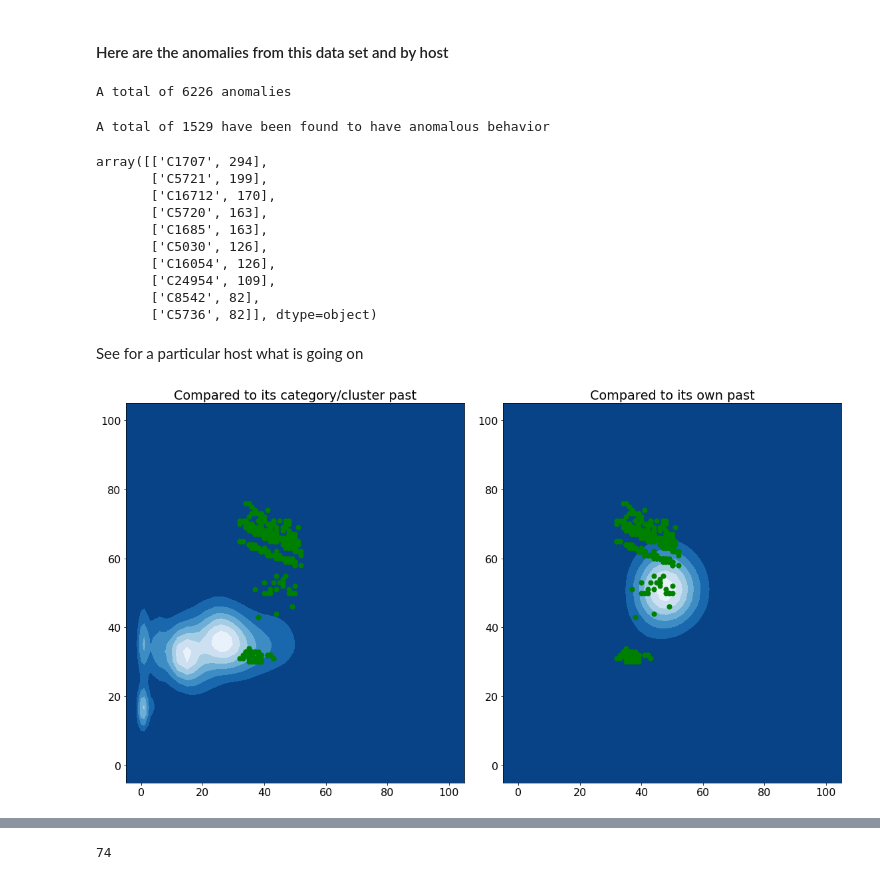
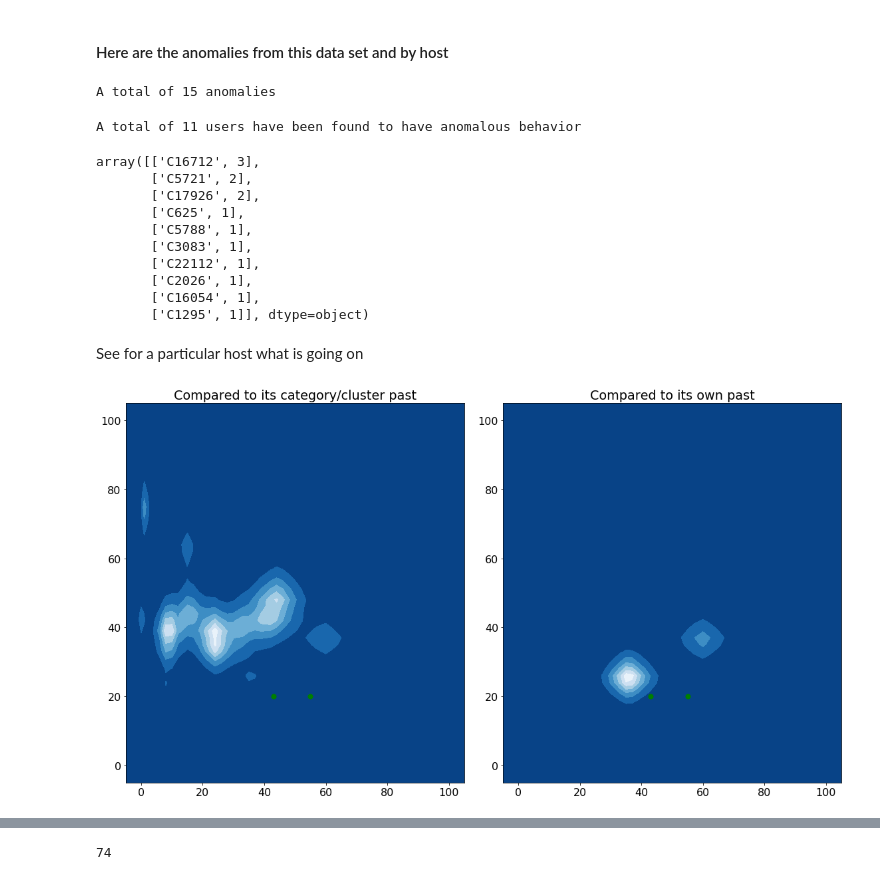
Before and after one commit to SotirisAnagnostidis/onlineAnomalyDetection, a Jupyter notebook: diploma/diploma.ipynb, the cells around one changed output, grey strips where cells are left out. Saved outputs shown, nothing was run; the diff lists cells and outputs as text; code cells hidden in the pictures.

Commit message:
updated distance for clustering and anomaly score

```diff
--- a/diploma/diploma.ipynb
+++ b/diploma/diploma.ipynb
@@ -5,7 +5,7 @@ import pandas as pd
 import numpy as np
 %matplotlib inline
 
-df = pd.read_csv('../../../diploma/multi-source-syber-security-events/flows.txt', header=None, nrows=2000000)
+df = pd.read_csv('../../../diploma/multi-source-syber-security-events/flows.txt', header=None, nrows=20000)
 
 df.columns = ['time', 'duration', 'source computer', 'source port', 'destination computer',
               'destination port', 'protocol', 'packet count', 'byte count']
@@ -70,6 +70,6 @@ kplusplus = KPlusPlus(mixtures, groupped_data.values[:,:-1])
 kplusplus.init_centers()
 
 # random initialization
-onlineEM = OnlineEM([1/mixtures]*mixtures, kplusplus.centers, 500, n_clusters=20, verbose=1)
+onlineEM = OnlineEM([1/mixtures]*mixtures, kplusplus.centers, 500, n_clusters=8, verbose=1)
 plot_points(groupped_data.values[:,:-1], onlineEM)
 # %% [output]
@@ -118,35 +113,35 @@ anomalies = groupped_data.values[flags]
 import numpy_indexed as npi
 anomalies_indexed = npi.group_by(anomalies[:, 2])
 # %% [output]
-A total of 6226 anomalies
+A total of 15 anomalies
 # %%
 anomalies_per_host = np.column_stack((anomalies_indexed.unique, anomalies_indexed.count.T))
 anomalies_per_host = anomalies_per_host[anomalies_per_host[:,1].argsort()][::-1]
-print('A total of', len(anomalies_per_host), 'have been found to have anomalous behavior')
+print('A total of', len(anomalies_per_host), 'users have been found to have anomalous behavior')
 # %% [output]
-A total of 1529 have been found to have anomalous behavior
+A total of 11 users have been found to have anomalous behavior
 # %%
 anomalies_per_host[:10]
 # %% [output]
-array([['C1707', 294],
-       ['C5721', 199],
-       ['C16712', 170],
-       ['C5720', 163],
-       ['C1685', 163],
-       ['C5030', 126],
-       ['C16054', 126],
-       ['C24954', 109],
-       ['C8542', 82],
-       ['C5736', 82]], dtype=object)
+array([['C16712', 3],
+       ['C5721', 2],
+       ['C17926', 2],
+       ['C625', 1],
+       ['C5788', 1],
+       ['C3083', 1],
+       ['C22112', 1],
+       ['C2026', 1],
+       ['C16054', 1],
+       ['C1295', 1]], dtype=object)
 # %% [markdown]
 See for a particular host what is going on
 # %%
 from plots import plot_for_host
 
-data_for_host = plot_for_host('C1707', onlineEM, groupped_data.values)
+data_for_host = plot_for_host('C5788', onlineEM, groupped_data.values)
 # print(data_for_host)
 # %% [output]
-[figure, old version]
+[figure, new version]
 # %%
 data_for_host[:10]
 # %% [output]
```
Also changed, not shown: parts of 11 cells of this notebook, 2 other files.
